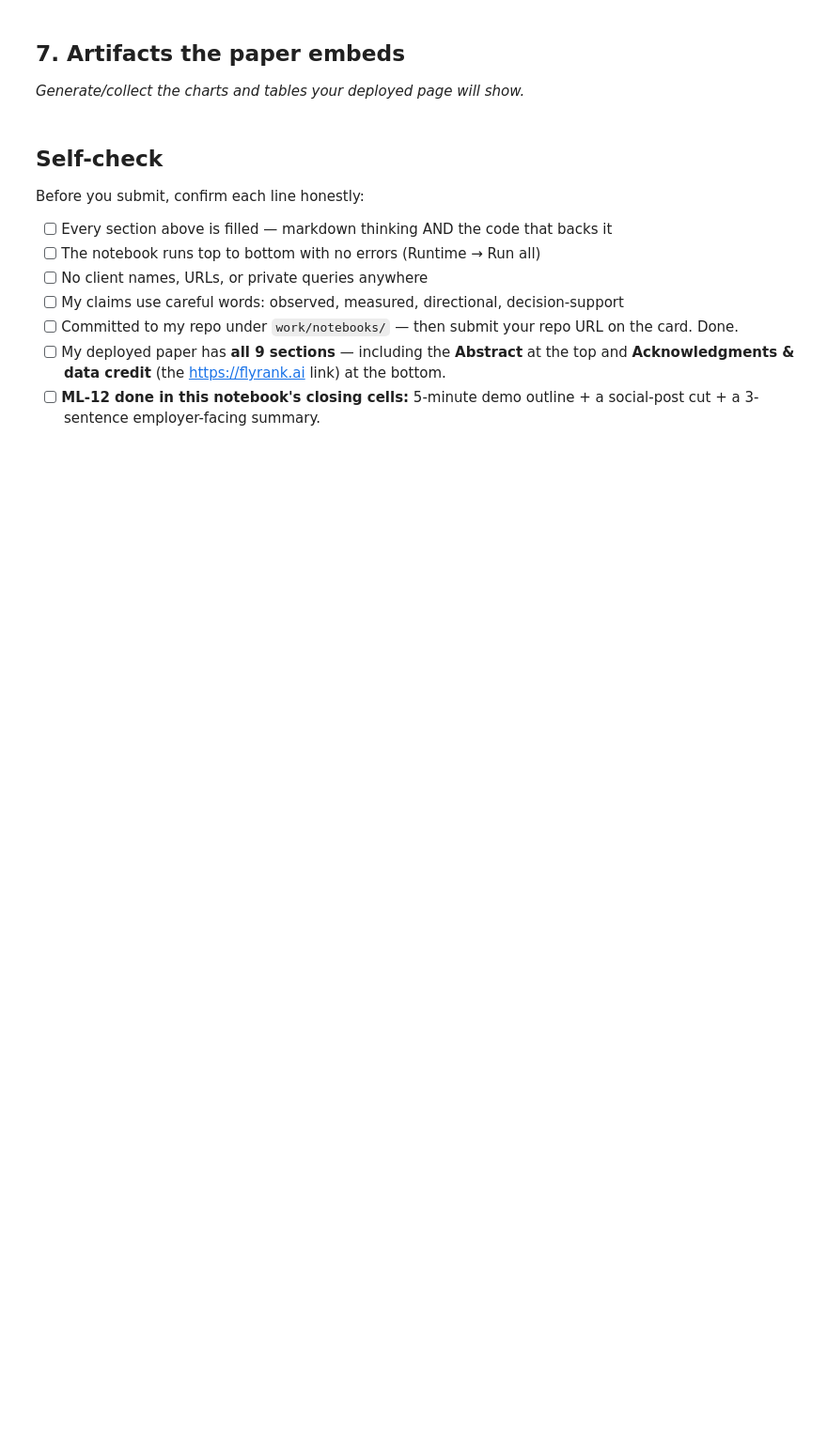
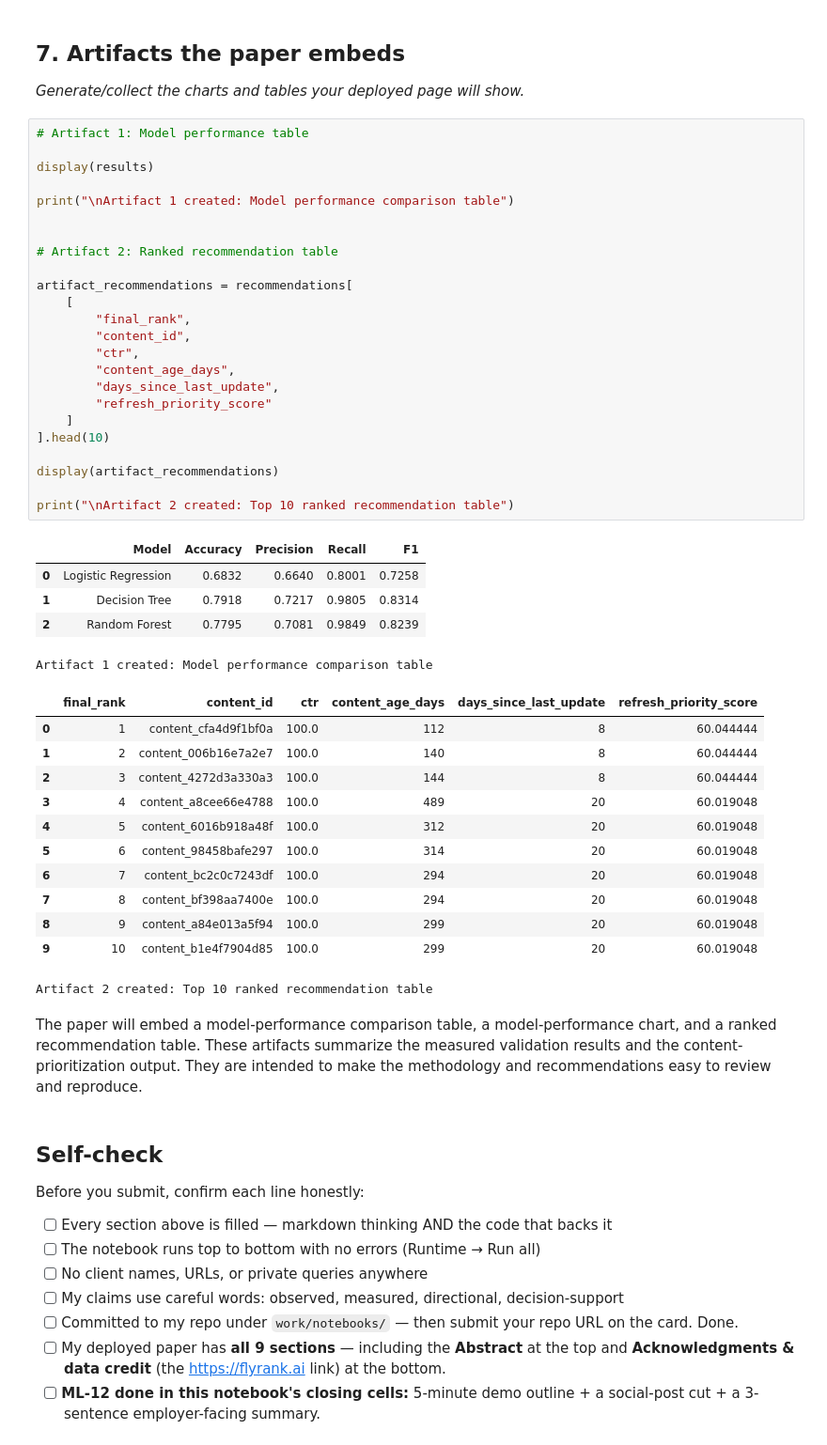
Before and after one commit to Charanya207/flyrank-ml-internship, a Jupyter notebook: work/notebooks/capstone.ipynb, the cells around one changed output. Shown at 94% size. Cells and saved outputs as stored; diff of their text form; blank space fills up the shorter version.

```diff
--- a/work/notebooks/capstone.ipynb
+++ b/work/notebooks/capstone.ipynb
@@ -34,6 +247,50 @@ This skeleton is yours to fill. Work the sections **in order** — each one has
 ## 7. Artifacts the paper embeds
 
 *Generate/collect the charts and tables your deployed page will show.*
+# %%
+# Artifact 1: Model performance table
+
+display(results)
+
+print("\nArtifact 1 created: Model performance comparison table")
+
+
+# Artifact 2: Ranked recommendation table
+
+artifact_recommendations = recommendations[
+    [
+        "final_rank",
+        "content_id",
+        "ctr",
+        "content_age_days",
+        "days_since_last_update",
+        "refresh_priority_score"
+    ]
+].head(10)
+
+display(artifact_recommendations)
+
+print("\nArtifact 2 created: Top 10 ranked recommendation table")
+# %% [output]
+|  | Model | Accuracy | Precision | Recall | F1 |
+| 0 | Logistic Regression | 0.6832 | 0.6640 | 0.8001 | 0.7258 |
+| 1 | Decision Tree | 0.7918 | 0.7217 | 0.9805 | 0.8314 |
+| 2 | Random Forest | 0.7795 | 0.7081 | 0.9849 | 0.8239 |
+Artifact 1 created: Model performance comparison table
+|  | final_rank | content_id | ctr | content_age_days | days_since_last_update | refresh_priority_score |
+| 0 | 1 | content_cfa4d9f1bf0a | 100.0 | 112 | 8 | 60.044444 |
+| 1 | 2 | content_006b16e7a2e7 | 100.0 | 140 | 8 | 60.044444 |
+| 2 | 3 | content_4272d3a330a3 | 100.0 | 144 | 8 | 60.044444 |
+| 3 | 4 | content_a8cee66e4788 | 100.0 | 489 | 20 | 60.019048 |
+| 4 | 5 | content_6016b918a48f | 100.0 | 312 | 20 | 60.019048 |
+| 5 | 6 | content_98458bafe297 | 100.0 | 314 | 20 | 60.019048 |
+| 6 | 7 | content_bc2c0c7243df | 100.0 | 294 | 20 | 60.019048 |
+| 7 | 8 | content_bf398aa7400e | 100.0 | 294 | 20 | 60.019048 |
+| 8 | 9 | content_a84e013a5f94 | 100.0 | 299 | 20 | 60.019048 |
+| 9 | 10 | content_b1e4f7904d85 | 100.0 | 299 | 20 | 60.019048 |
+Artifact 2 created: Top 10 ranked recommendation table
+# %% [markdown]
+The paper will embed a model-performance comparison table, a model-performance chart, and a ranked recommendation table. These artifacts summarize the measured validation results and the content-prioritization output. They are intended to make the methodology and recommendations easy to review and reproduce.
 # %% [markdown]
 ## Self-check
 
```
Also changed, not shown: parts of 17 cells of this notebook.
